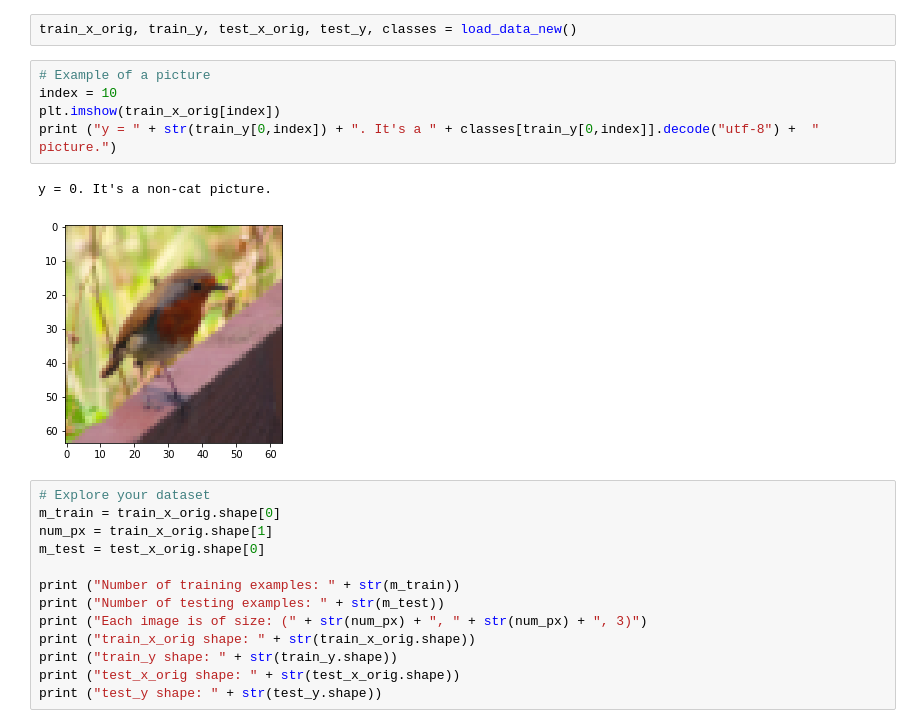
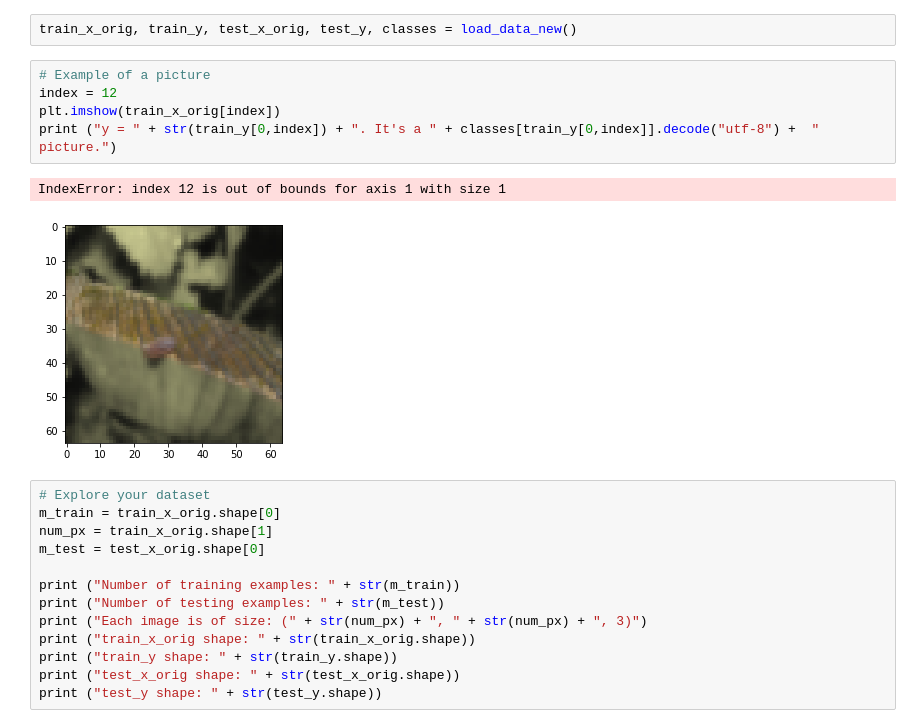
Before and after one commit to RobotEdh/RobotAI, a Jupyter notebook: 1_Deep_Neural_Network_tf_full.ipynb, the cells around one changed output. Saved outputs shown, nothing was run; the diff lists cells and outputs as text.

```diff
--- a/2_edh_Building_your_Deep_Neural_Network_tfull.ipynb
+++ b/1_Deep_Neural_Network_tf_full.ipynb
@@ -89,12 +89,12 @@ def load_data_new():
 train_x_orig, train_y, test_x_orig, test_y, classes = load_data_new()
 # %%
 # Example of a picture
-index = 10
+index = 12
 plt.imshow(train_x_orig[index])
 print ("y = " + str(train_y[0,index]) + ". It's a " + classes[train_y[0,index]].decode("utf-8") +  " picture.")
 # %% [output]
-y = 0. It's a non-cat picture.
+IndexError: index 12 is out of bounds for axis 1 with size 1
-[figure, old version]
+[figure, new version]
 # %%
 # Explore your dataset
 m_train = train_x_orig.shape[0]
```
Also changed, not shown: 1 other file.
